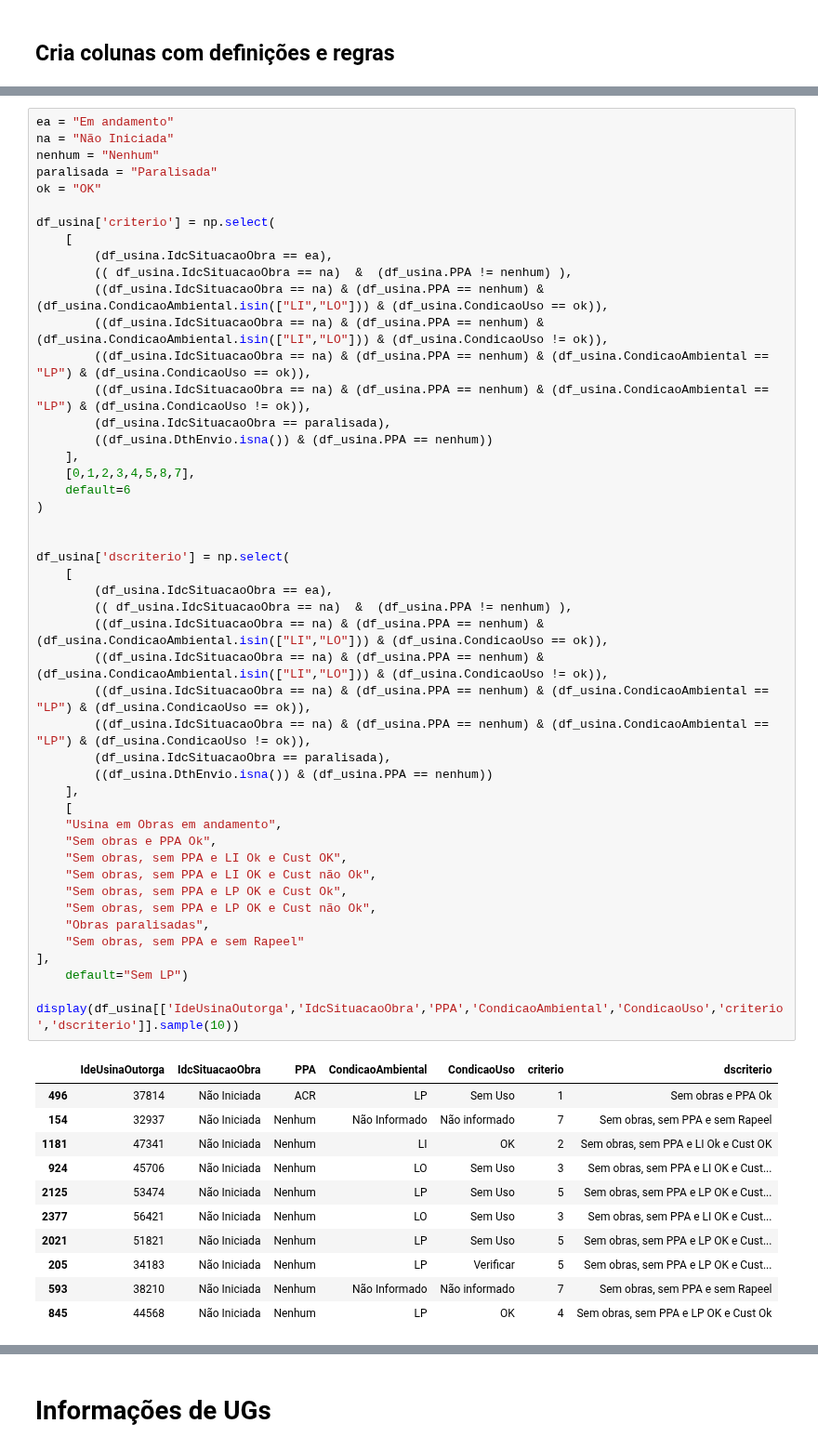
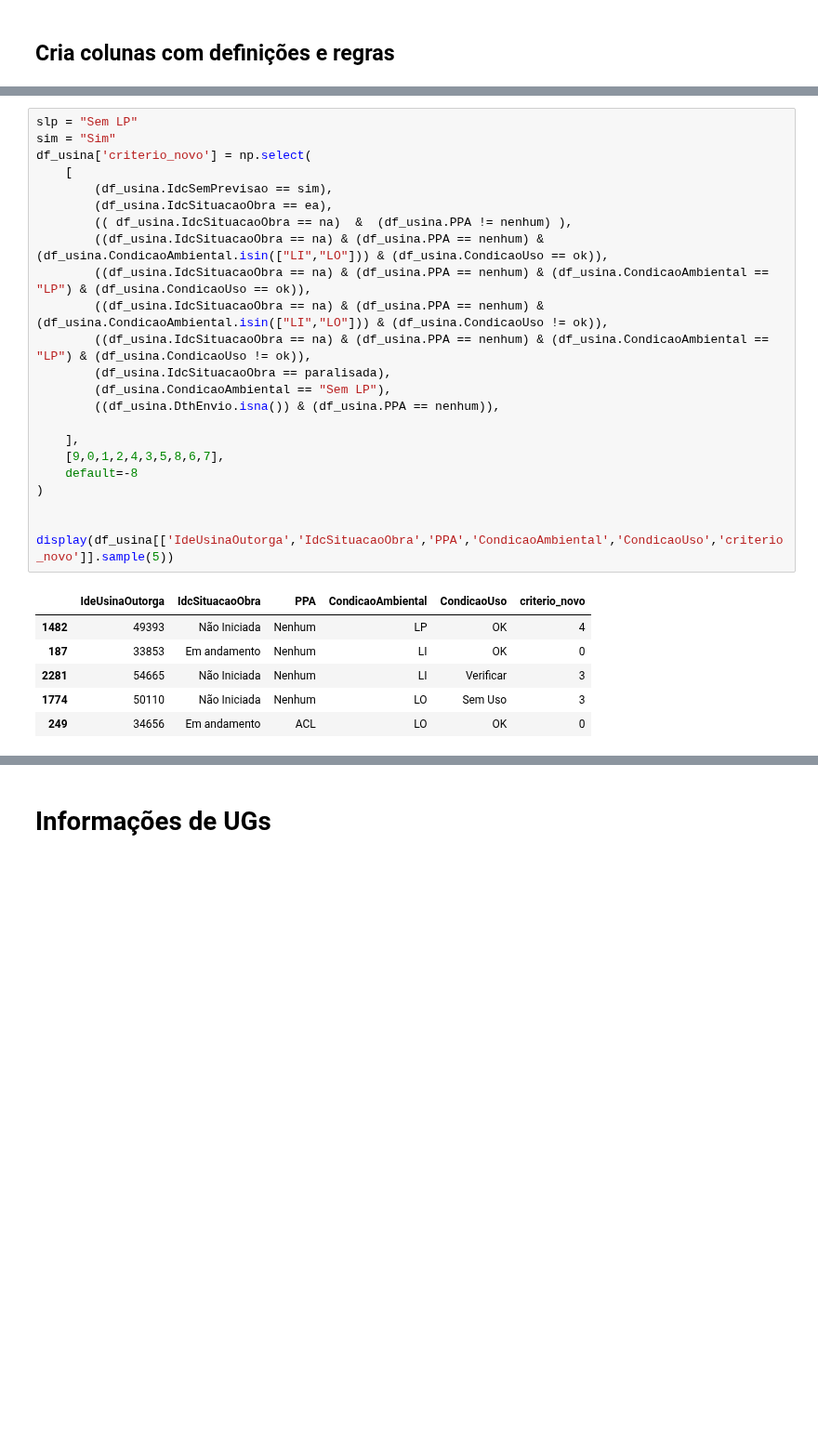
Before and after one commit to Vinicius667/Previsor, a Jupyter notebook: App/Previsor_teste3.ipynb, the cells around one changed output, grey strips where cells are left out. Shown at 93% size. Saved outputs shown, nothing was run; the diff lists cells and outputs as text; blank space fills up the shorter version.

```diff
--- a/App/Previsor_teste3.ipynb
+++ b/App/Previsor_teste3.ipynb
@@ -250,59 +256,30 @@ display(df_usina[['IdeUsinaOutorga'] + ['DscComercializacaoEnergia','DatConclusa
 # %%
-ea = "Em andamento"
-na = "Não Iniciada"
-nenhum = "Nenhum"
-paralisada = "Paralisada"
-ok = "OK"
-
-df_usina['criterio'] = np.select(
+slp = "Sem LP"
+sim = "Sim"
+df_usina['criterio_novo'] = np.select(
     [
+        (df_usina.IdcSemPrevisao == sim),
         (df_usina.IdcSituacaoObra == ea),
         (( df_usina.IdcSituacaoObra == na)  &  (df_usina.PPA != nenhum) ),
         ((df_usina.IdcSituacaoObra == na) & (df_usina.PPA == nenhum) & (df_usina.CondicaoAmbiental.isin(["LI","LO"])) & (df_usina.CondicaoUso == ok)),
+        ((df_usina.IdcSituacaoObra == na) & (df_usina.PPA == nenhum) & (df_usina.CondicaoAmbiental == "LP") & (df_usina.CondicaoUso == ok)),
         ((df_usina.IdcSituacaoObra == na) & (df_usina.PPA == nenhum) & (df_usina.CondicaoAmbiental.isin(["LI","LO"])) & (df_usina.CondicaoUso != ok)),
-        ((df_usina.IdcSituacaoObra == na) & (df_usina.PPA == nenhum) & (df_usina.CondicaoAmbiental == "LP") & (df_usina.CondicaoUso == ok)),
         ((df_usina.IdcSituacaoObra == na) & (df_usina.PPA == nenhum) & (df_usina.CondicaoAmbiental == "LP") & (df_usina.CondicaoUso != ok)),
         (df_usina.IdcSituacaoObra == paralisada),
-        ((df_usina.DthEnvio.isna()) & (df_usina.PPA == nenhum))
+        (df_usina.CondicaoAmbiental == "Sem LP"),
+        ((df_usina.DthEnvio.isna()) & (df_usina.PPA == nenhum)),
+
     ],
-    [0,1,2,3,4,5,8,7],
-    default=6
+    [9,0,1,2,4,3,5,8,6,7],
+    default=-8
 )
 
 
-df_usina['dscriterio'] = np.select(
-    [
-        (df_usina.IdcSituacaoObra == ea),
-        (( df_usina.IdcSituacaoObra == na)  &  (df_usina.PPA != nenhum) ),
-        ((df_usina.IdcSituacaoObra == na) & (df_usina.PPA == nenhum) & (df_usina.CondicaoAmbiental.isin(["LI","LO"])) & (df_usina.CondicaoUso == ok)),
-        ((df_usina.IdcSituacaoObra == na) & (df_usina.PPA == nenhum) & (df_usina.CondicaoAmbiental.isin(["LI","LO"])) & (df_usina.CondicaoUso != ok)),
-        ((df_usina.IdcSituacaoObra == na) & (df_usina.PPA == nenhum) & (df_usina.CondicaoAmbiental == "LP") & (df_usina.CondicaoUso == ok)),
-        ((df_usina.IdcSituacaoObra == na) & (df_usina.PPA == nenhum) & (df_usina.CondicaoAmbiental == "LP") & (df_usina.CondicaoUso != ok)),
-        (df_usina.IdcSituacaoObra == paralisada),
-        ((df_usina.DthEnvio.isna()) & (df_usina.PPA == nenhum))
-    ],
-    [
-    "Usina em Obras em andamento",
-    "Sem obras e PPA Ok",
-    "Sem obras, sem PPA e LI Ok e Cust OK",
-    "Sem obras, sem PPA e LI OK e Cust não Ok",
-    "Sem obras, sem PPA e LP OK e Cust Ok",
-    "Sem obras, sem PPA e LP OK e Cust não Ok",
-    "Obras paralisadas",
-    "Sem obras, sem PPA e sem Rapeel"
-],
-    default="Sem LP")
-
-display(df_usina[['IdeUsinaOutorga','IdcSituacaoObra','PPA','CondicaoAmbiental','CondicaoUso','criterio','dscriterio']].sample(10))
+display(df_usina[['IdeUsinaOutorga','IdcSituacaoObra','PPA','CondicaoAmbiental','CondicaoUso','criterio_novo']].sample(5))
 # %% [output]
-|  | IdeUsinaOutorga | IdcSituacaoObra | PPA | CondicaoAmbiental | CondicaoUso | criterio | dscriterio |
-| 496 | 37814 | Não Iniciada | ACR | LP | Sem Uso | 1 | Sem obras e PPA Ok |
-| 154 | 32937 | Não Iniciada | Nenhum | Não Informado | Não informado | 7 | Sem obras, sem PPA e sem Rapeel |
-| 1181 | 47341 | Não Iniciada | Nenhum | LI | OK | 2 | Sem obras, sem PPA e LI Ok e Cust OK |
-| 924 | 45706 | Não Iniciada | Nenhum | LO | Sem Uso | 3 | Sem obras, sem PPA e LI OK e Cust... |
-| 2125 | 53474 | Não Iniciada | Nenhum | LP | Sem Uso | 5 | Sem obras, sem PPA e LP OK e Cust... |
-| 2377 | 56421 | Não Iniciada | Nenhum | LO | Sem Uso | 3 | Sem obras, sem PPA e LI OK e Cust... |
-| 2021 | 51821 | Não Iniciada | Nenhum | LP | Sem Uso | 5 | Sem obras, sem PPA e LP OK e Cust... |
-| 205 | 34183 | Não Iniciada | Nenhum | LP | Verificar | 5 | Sem obras, sem PPA e LP OK e Cust... |
-| 593 | 38210 | Não Iniciada | Nenhum | Não Informado | Não informado | 7 | Sem obras, sem PPA e sem Rapeel |
-| 845 | 44568 | Não Iniciada | Nenhum | LP | OK | 4 | Sem obras, sem PPA e LP OK e Cust Ok |
+|  | IdeUsinaOutorga | IdcSituacaoObra | PPA | CondicaoAmbiental | CondicaoUso | criterio_novo |
+| 1482 | 49393 | Não Iniciada | Nenhum | LP | OK | 4 |
+| 187 | 33853 | Em andamento | Nenhum | LI | OK | 0 |
+| 2281 | 54665 | Não Iniciada | Nenhum | LI | Verificar | 3 |
+| 1774 | 50110 | Não Iniciada | Nenhum | LO | Sem Uso | 3 |
+| 249 | 34656 | Em andamento | ACL | LO | OK | 0 |
```
Also changed, not shown: parts of 34 cells of this notebook.
